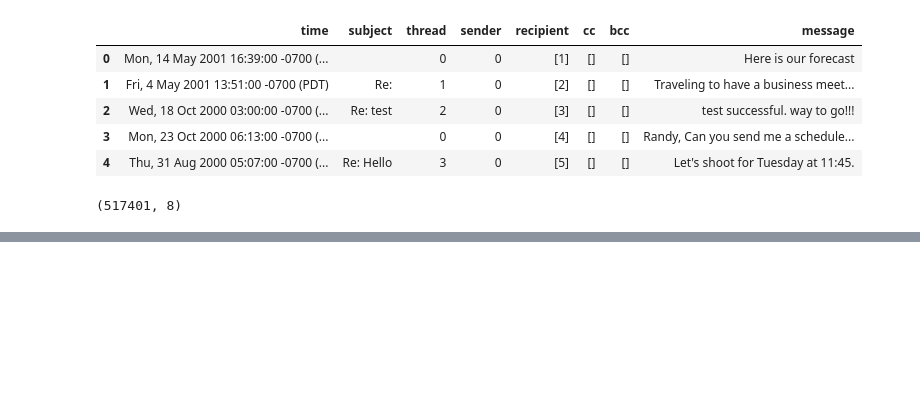
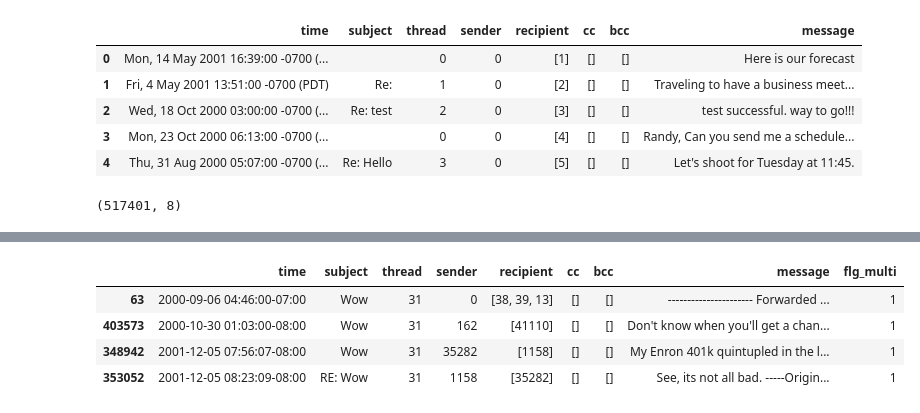
Before and after one commit to smatsubara15/Hedwig, a Jupyter notebook: 02_Data_Ingestion/20230509_Data_Conversation_v2.ipynb, the cells around one changed output, grey strips where cells are left out. Saved outputs shown, nothing was run; the diff lists cells and outputs as text; code cells hidden in the pictures; blank space fills up the shorter version.

```diff
--- a/02_Data_Ingestion/20230509_Data_Conversation_v2.ipynb
+++ b/02_Data_Ingestion/20230509_Data_Conversation_v2.ipynb
@@ -56,0 +147,8 @@ df_message_v2.head(30)
+# %%
+df_message_v3[df_message_v3.thread==31]
+# %% [output]
+|  | time | subject | thread | sender | recipient | cc | bcc | message | flg_multi |
+| 63 | 2000-09-06 04:46:00-07:00 | Wow | 31 | 0 | [38, 39, 13] | [] | [] | ---------------------- Forwarded ... | 1 |
+| 403573 | 2000-10-30 01:03:00-08:00 | Wow | 31 | 162 | [41110] | [] | [] | Don't know when you'll get a chan... | 1 |
+| 348942 | 2001-12-05 07:56:07-08:00 | Wow | 31 | 35282 | [1158] | [] | [] | My Enron 401k quintupled in the l... | 1 |
+| 353052 | 2001-12-05 08:23:09-08:00 | RE: Wow | 31 | 1158 | [35282] | [] | [] | See, its not all bad. -----Origin... | 1 |
```
Also changed, not shown: parts of 15 cells of this notebook, 1 other file.
